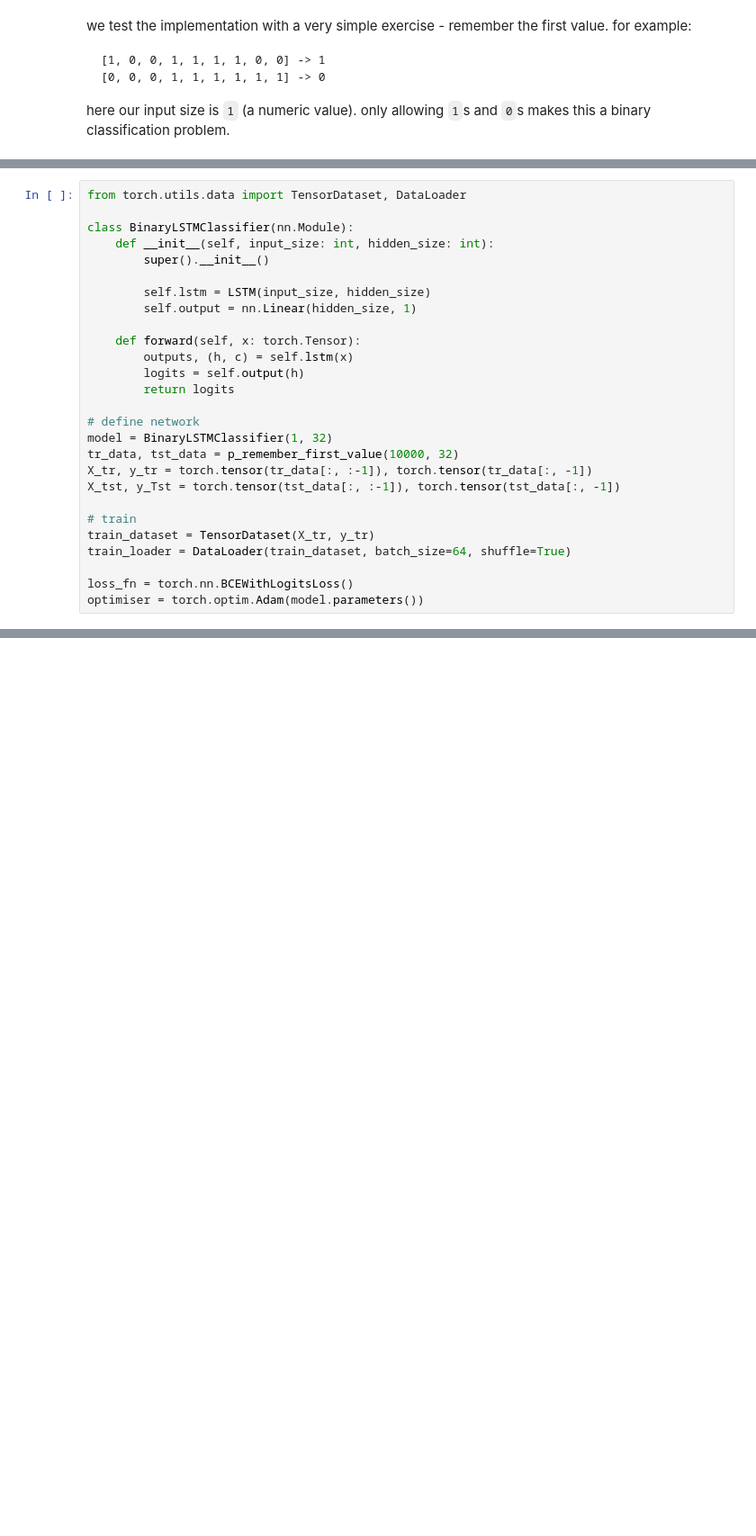
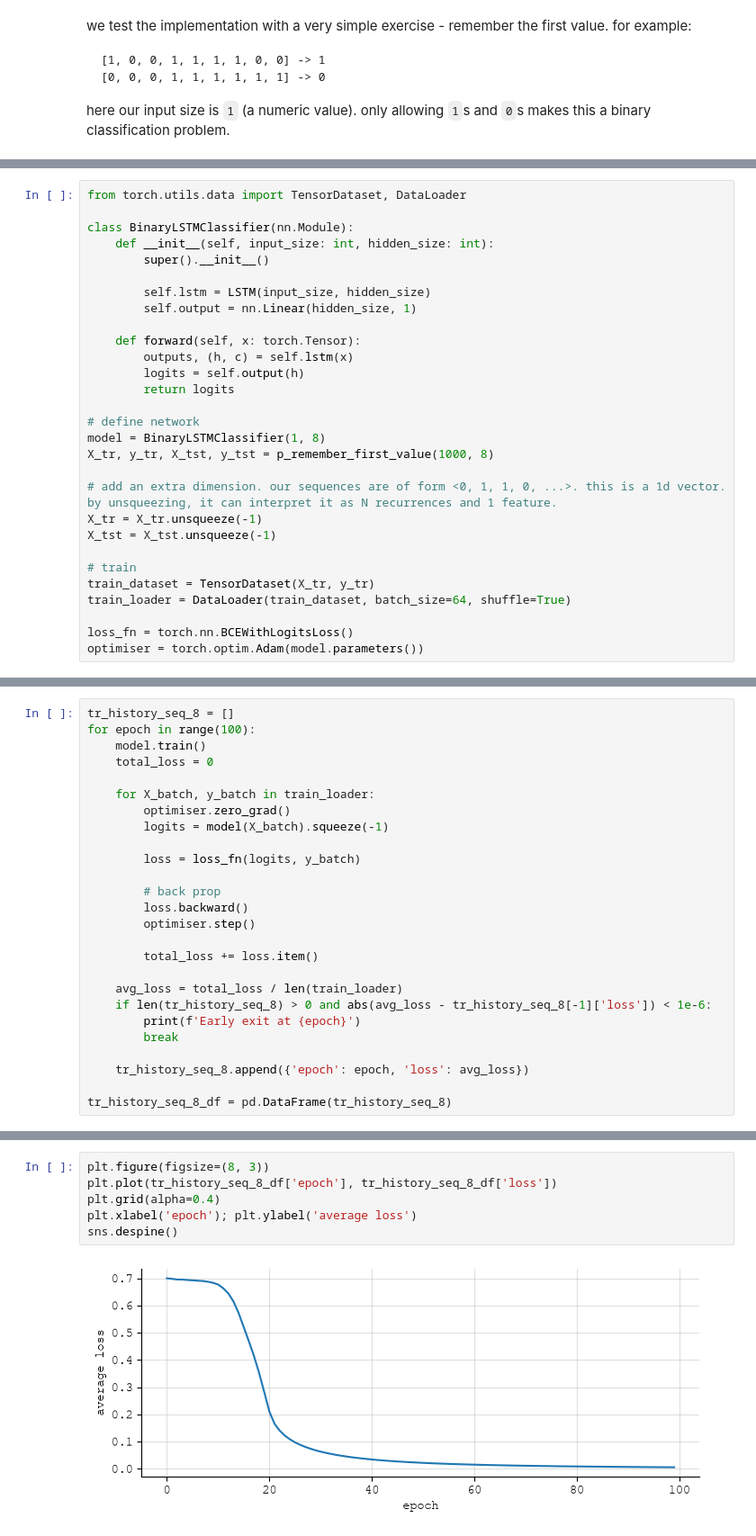
Before and after one commit to notoverfit/storyteller, a Jupyter notebook: src/notebooks/lstm/01-understanding-lstms.ipynb, the cells around one changed output, grey strips where cells are left out. Shown at 90% size. Drawn from its saved outputs; the diff is of its cells as text; blank space fills up the shorter version.

```diff
--- a/src/notebooks/lstm/01-understanding-lstms.ipynb
+++ b/src/notebooks/lstm/01-understanding-lstms.ipynb
@@ -119,10 +136,12 @@ class BinaryLSTMClassifier(nn.Module):
         return logits
 
 # define network
-model = BinaryLSTMClassifier(1, 32)
-tr_data, tst_data = p_remember_first_value(10000, 32)
-X_tr, y_tr = torch.tensor(tr_data[:, :-1]), torch.tensor(tr_data[:, -1])
-X_tst, y_Tst = torch.tensor(tst_data[:, :-1]), torch.tensor(tst_data[:, -1])
+model = BinaryLSTMClassifier(1, 8)
+X_tr, y_tr, X_tst, y_tst = p_remember_first_value(1000, 8)
+
+# add an extra dimension. our sequences are of form <0, 1, 1, 0, ...>. this is a 1d vector. by unsqueezing, it can interpret it as N recurrences and 1 feature.
+X_tr = X_tr.unsqueeze(-1)
+X_tst = X_tst.unsqueeze(-1)
 
 # train
 train_dataset = TensorDataset(X_tr, y_tr)
@@ -132,0 +154,26 @@ optimiser = torch.optim.Adam(model.parameters())
+# %%
+tr_history_seq_8 = []
+for epoch in range(100):
+    model.train()
+    total_loss = 0
+
+    for X_batch, y_batch in train_loader:
+        optimiser.zero_grad()
+        logits = model(X_batch).squeeze(-1)
+
+        loss = loss_fn(logits, y_batch)
+
+        # back prop
+        loss.backward()
+        optimiser.step()
+
+        total_loss += loss.item()
+
+    avg_loss = total_loss / len(train_loader)
+    if len(tr_history_seq_8) > 0 and abs(avg_loss - tr_history_seq_8[-1]['loss']) < 1e-6:
+        print(f'Early exit at {epoch}')
+        break
+
+    tr_history_seq_8.append({'epoch': epoch, 'loss': avg_loss})
+
+tr_history_seq_8_df = pd.DataFrame(tr_history_seq_8)
@@ -132,0 +182,8 @@ optimiser = torch.optim.Adam(model.parameters())
+# %%
+plt.figure(figsize=(8, 3))
+plt.plot(tr_history_seq_8_df['epoch'], tr_history_seq_8_df['loss'])
+plt.grid(alpha=0.4)
+plt.xlabel('epoch'); plt.ylabel('average loss')
+sns.despine()
+# %% [output]
+[figure, added]
```
Also changed, not shown: parts of 12 cells of this notebook.
